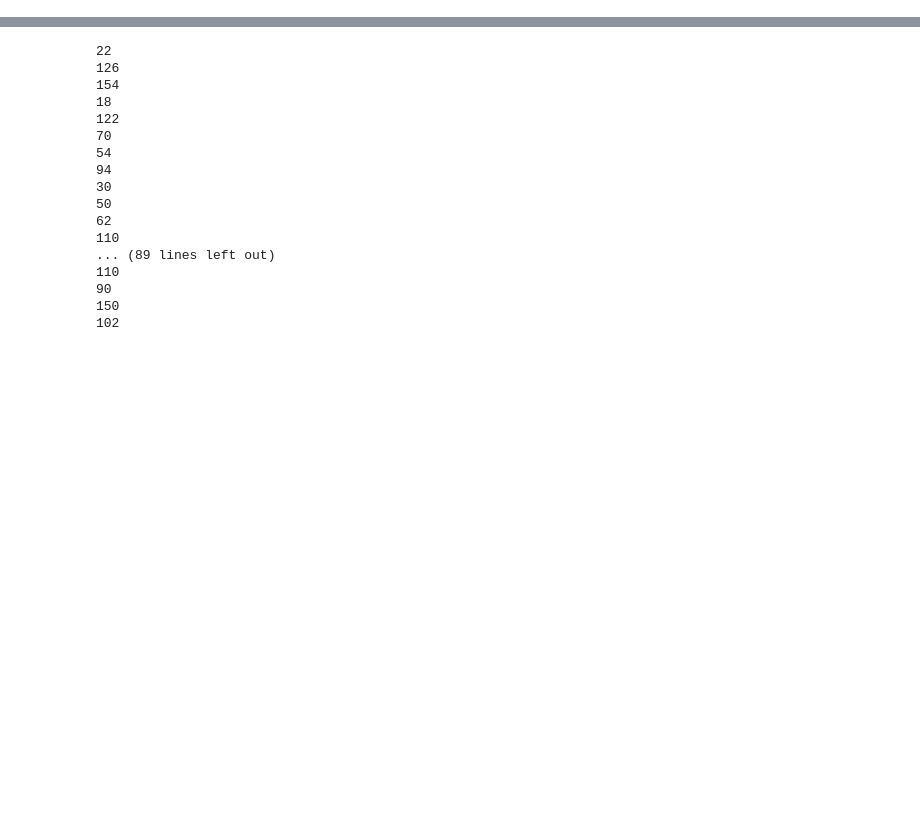
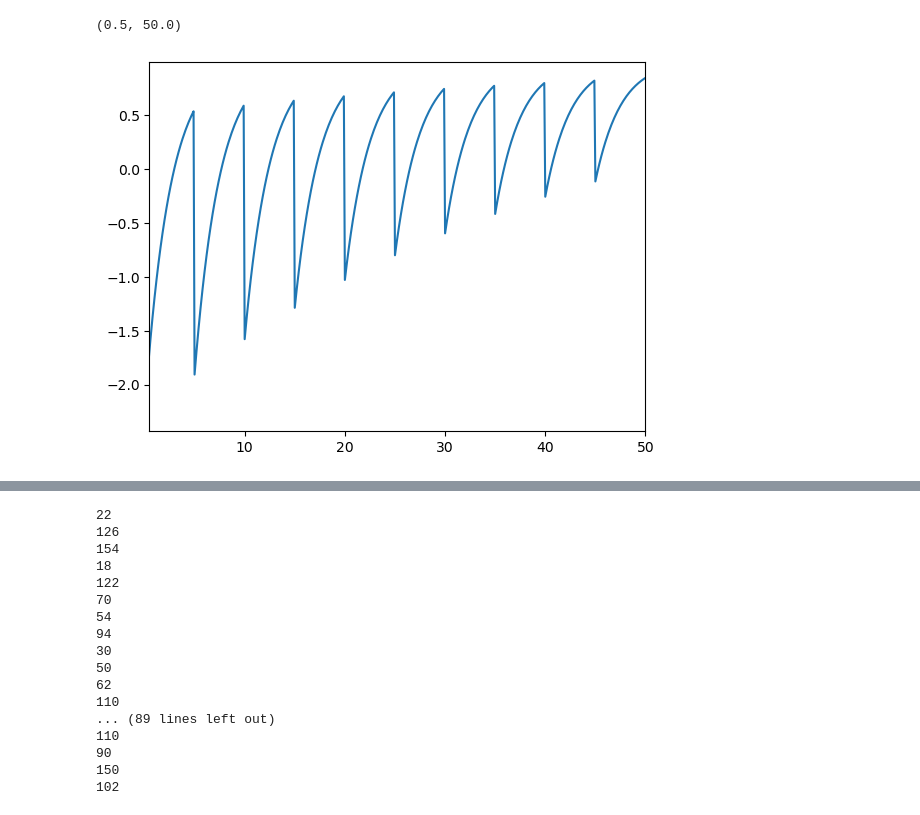
Before and after one commit to Cpetak/CA_GRN2, a Jupyter notebook: evolvability_measure.ipynb, the cells around one changed output, grey strips where cells are left out. Drawn from its saved outputs; the diff is of its cells as text; code cells hidden in the pictures; blank space fills up the shorter version.

Commit message:
making figures pretty

```diff
--- a/evolvability_measure.ipynb
+++ b/evolvability_measure.ipynb
@@ -84,0 +23,24 @@ plt.show()
+# %%
+import math
+T = 1
+s = 0.5
+k = 0.4
+sl = 5
+dd=[0] + [4.7]*100
+x=np.arange(0,50,0.1)
+ys=[]
+count = 0
+xs = []
+for i in x:
+    if i % sl == 0:
+       #y = 0.7
+       count+=1
+    xs.append(i-dd[count-1]*count)
+    y = T-(T-s)*math.e**(-k*(i-dd[count]*count))
+    ys.append(y)
+
+plt.plot(x,ys)
+plt.xlim(0.5,50)
+# %% [output]
+(0.5, 50.0)
+[figure, added]
```
Also changed, not shown: parts of 8 cells of this notebook, 4 other files.
